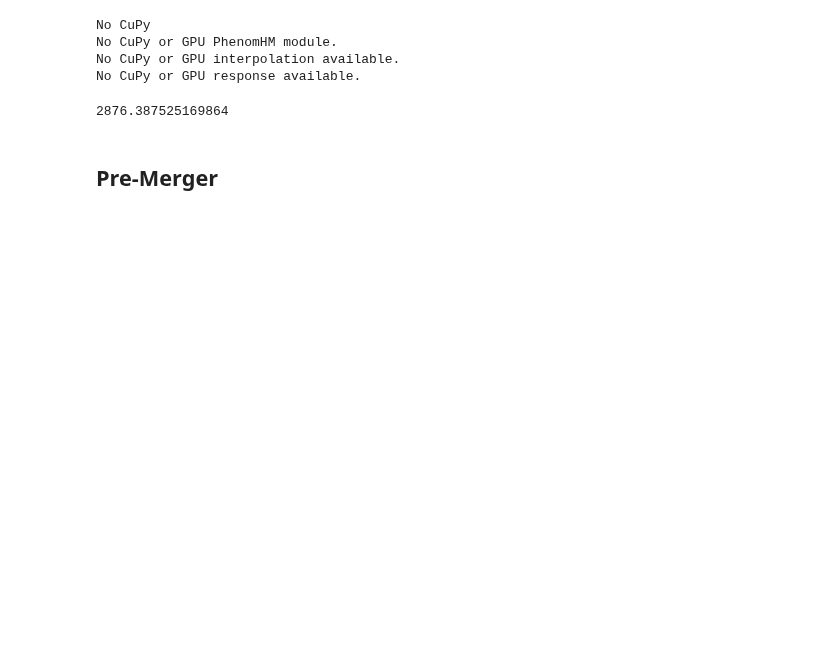
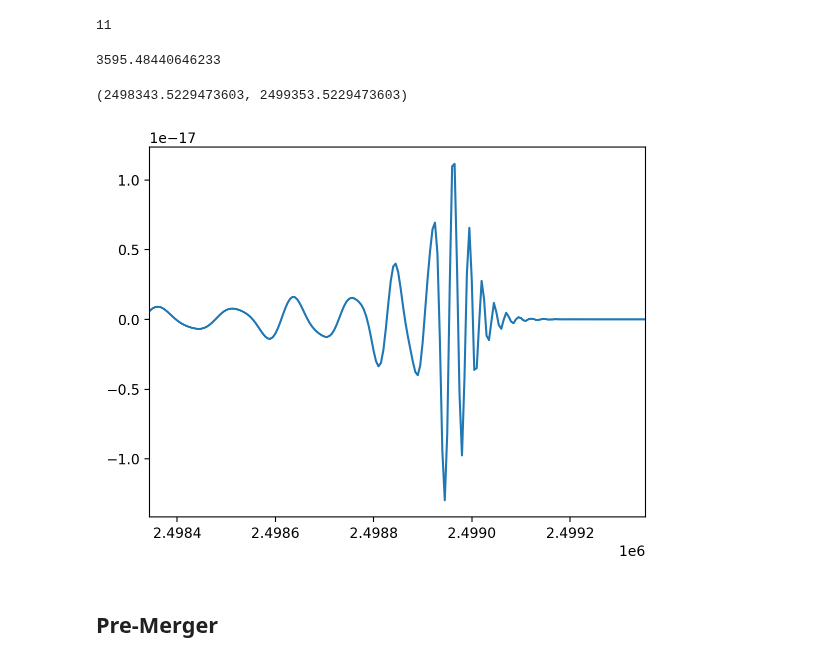
Before and after one commit to manishprasad0/LISA_Master_Thesis, a Jupyter notebook: differential_evolution_testing/diff_evolution.ipynb, the cells around one changed output. Cells and saved outputs as stored; diff of their text form; code cells hidden in the pictures; blank space fills up the shorter version.

```diff
--- a/differential_evolution_testing/diff_evolution.ipynb
+++ b/differential_evolution_testing/diff_evolution.ipynb
@@ -10,21 +10,38 @@ from tqdm import tqdm
 import scipy as sp
 from copy import deepcopy
 
+# LISA tools
 from lisatools.utils.constants import *
 from lisatools.sensitivity  import AE1SensitivityMatrix
-from bbhx.waveformbuild import BBHWaveformFD
-import noise_generation as noise_generation
+
+# BBHX: Suppress the print statements from the BBHX module like: "No CuPy or GPU PhenomHM module"
+# This is done to avoid cluttering the output when running sp.optimize.differential_evolution
+from contextlib import contextmanager
+
+@contextmanager
+def suppress_stdout():
+    with open(os.devnull, "w") as devnull:
+        old_stdout = sys.stdout
+        sys.stdout = devnull
+        try:
+            yield
+        finally:
+            sys.stdout = old_stdout
+
+with suppress_stdout():
+    from bbhx.waveformbuild import BBHWaveformFD
+
+# My modules
 from tools.LISASimulator import LISASimulator
 from tools.time_freq_likelihood import TimeFreqLikelihood
 from tools.likelihood import get_dh, get_hh, TimeFreqSNR
 import tools.likelihood as likelihood
-
 from tools.MBHB_differential_evolution import MBHB_finder
-# %% [output]
-No CuPy
-No CuPy or GPU PhenomHM module.
-No CuPy or GPU interpolation available.
-No CuPy or GPU response available.
+# %%
+from multiprocessing import cpu_count
+print(cpu_count())
+# %% [output]
+11
 # %%
 Tobs = YRSID_SI/12
 dt = 5.
@@ -37,7 +54,7 @@ m1 = 3e5
 m2 = 1.5e5
 a1 = 0.2
 a2 = 0.4
-dist = 5 * PC_SI * 1e9  # distance in Gpc
+dist = 4 * PC_SI * 1e9  # distance in Gpc
 phi_ref = np.pi/2
 f_ref = 0.0
 inc = np.pi/3
@@ -57,7 +74,13 @@ waveform_kwargs.update(freqs=f_array)
 
 print(sim.SNR_optimal()[0])
 # %% [output]
-2876.387525169864
+3595.48440646233
+# %%
+plt.plot(sim.time, sim.signal_t[0,1])
+plt.xlim(t_ref - 10, t_ref + 1000)
+# %% [output]
+(2498343.5229473603, 2499353.5229473603)
+[figure, added]
 # %% [markdown]
 ## Pre-Merger
 # %%
```
Also changed, not shown: parts of 17 cells of this notebook, 1 other file.
